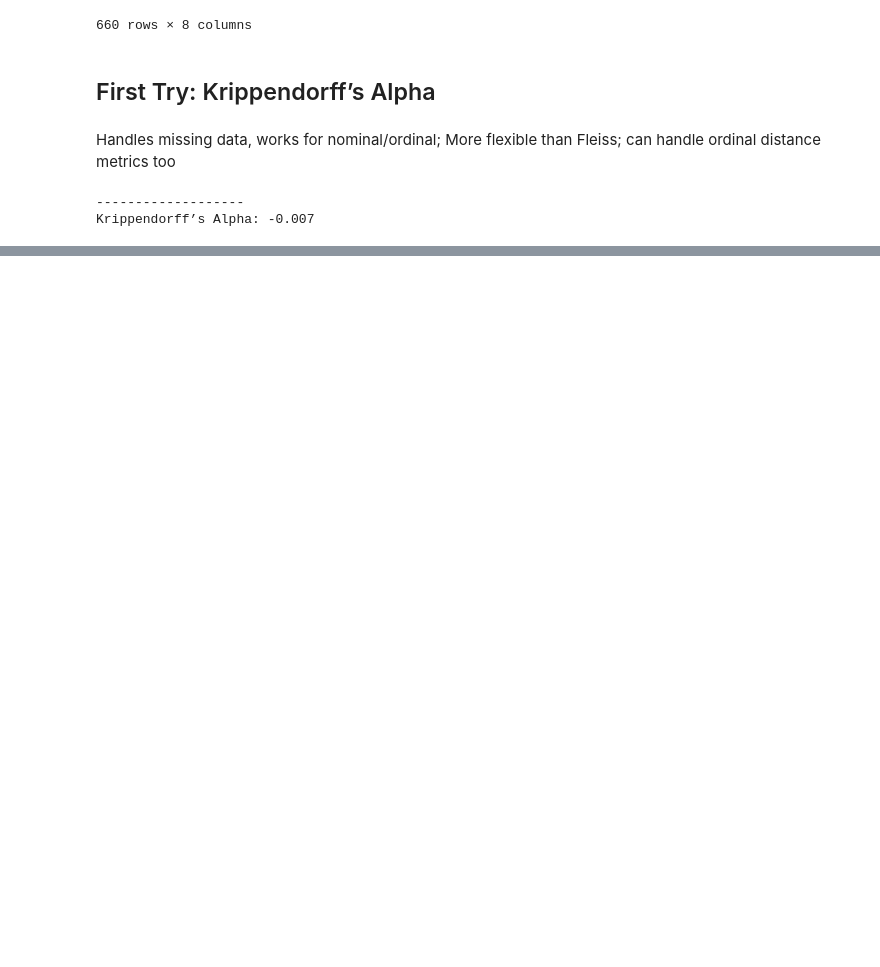
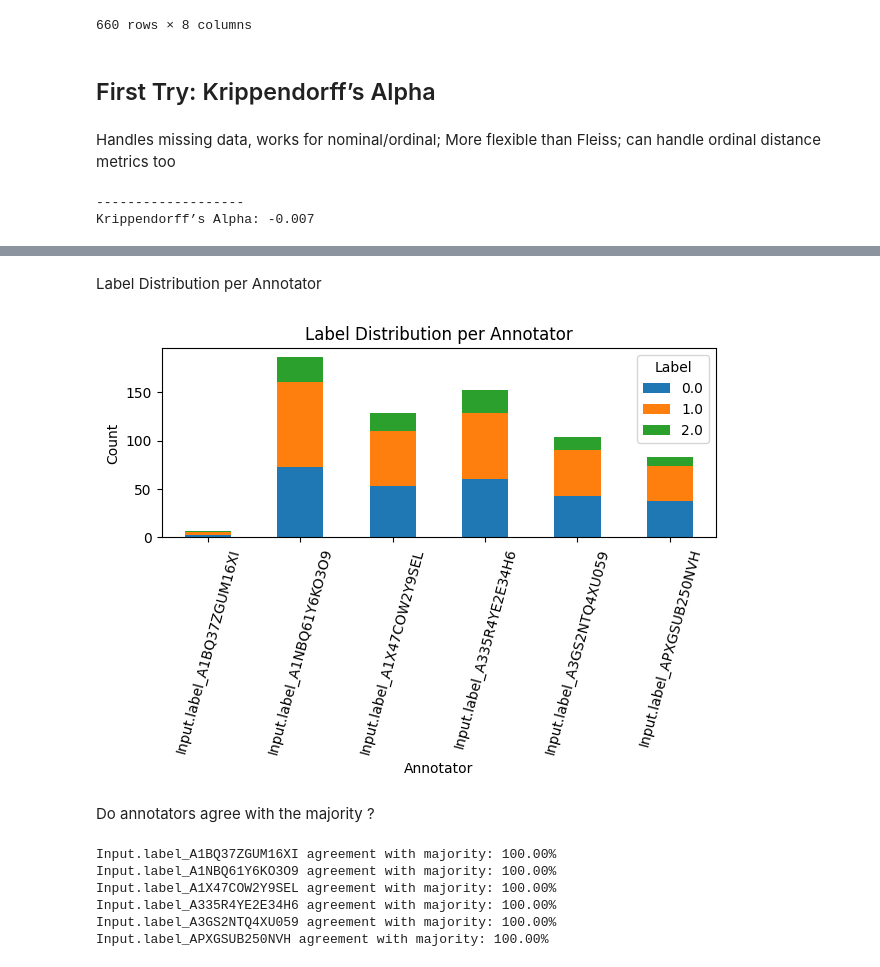
Before and after one commit to toletich311/manifesto_annotations, a Jupyter notebook: Annotations/Annotations_Descriptive_Statistics.ipynb, the cells around one changed output, grey strips where cells are left out. Drawn from its saved outputs; the diff is of its cells as text; code cells hidden in the pictures; blank space fills up the shorter version.

```diff
--- a/Annotations/Annotations_Descriptive_Statistics.ipynb
+++ b/Annotations/Annotations_Descriptive_Statistics.ipynb
@@ -115,0 +166,36 @@ Krippendorff’s Alpha: -0.007
+# %% [markdown]
+Label Distribution per Annotator
+# %%
+# label_dist = {col: ratings[col].value_counts(dropna=True) for col in ratings.columns}
+# for annotator, dist in label_dist.items():
+#     print(f"\n{annotator}:\n{dist}")
+
+label_counts = ratings.apply(lambda col: col.value_counts()).fillna(0).T
+label_counts.plot(kind='bar', stacked=True)
+
+
+plt.title("Label Distribution per Annotator")
+plt.xlabel("Annotator")
+plt.ylabel("Count")
+plt.legend(title="Label")
+plt.xticks(rotation=75)
+plt.tight_layout()
+plt.show()
+# %% [output]
+[figure, added]
+# %% [markdown]
+Do annotators agree with the majority ?
+# %%
+majority_vote = ratings.mode(axis=1)[0]
+
+for annotator in ratings.columns:
+    match = (ratings[annotator] == majority_vote) & ratings[annotator].notna()
+    pct_agree = match.sum() / ratings[annotator].notna().sum()
+    print(f"{annotator} agreement with majority: {pct_agree:.2%}")
+# %% [output]
+Input.label_A1BQ37ZGUM16XI agreement with majority: 100.00%
+Input.label_A1NBQ61Y6KO3O9 agreement with majority: 100.00%
+Input.label_A1X47COW2Y9SEL agreement with majority: 100.00%
+Input.label_A335R4YE2E34H6 agreement with majority: 100.00%
+Input.label_A3GS2NTQ4XU059 agreement with majority: 100.00%
+Input.label_APXGSUB250NVH agreement with majority: 100.00%
```
Also changed, not shown: parts of 15 cells of this notebook.
